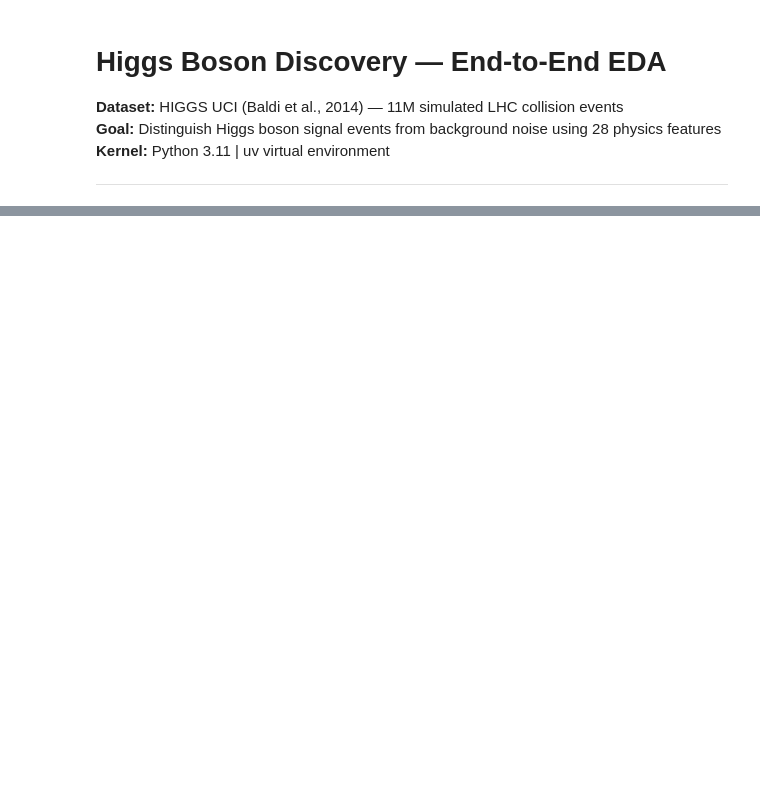
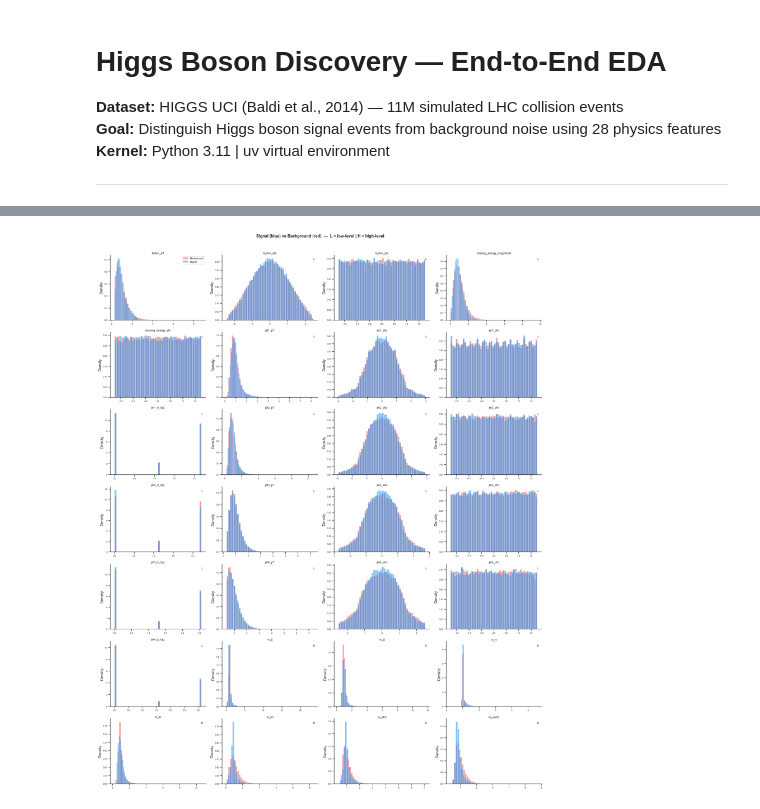
Before and after one commit to ashu-tagore/Higgs_EDA, a Jupyter notebook: notebooks/higgs_boson_eda.ipynb, the cells around one changed output, grey strips where cells are left out. Drawn from its saved outputs; the diff is of its cells as text; code cells hidden in the pictures; blank space fills up the shorter version.

```diff
--- a/notebooks/higgs_boson_eda.ipynb
+++ b/notebooks/higgs_boson_eda.ipynb
@@ -61,0 +286,33 @@ print(f"High-level features: {len(HIGH_LEVEL)}")
+# %%
+# 5. Distribution Grid — All 28 Features
+n_cols = 4
+n_rows = int(np.ceil(len(feature_cols) / n_cols))
+fig, axes = plt.subplots(n_rows, n_cols, figsize=(20, n_rows * 3.5))
+axes = axes.ravel()
+
+for i, feat in enumerate(feature_cols):
+    ax = axes[i]
+    sns.histplot(background_df[feat], bins=50, stat='density', alpha=0.55,
+                 color=BKG_COLOR, label='Background', ax=ax)
+    sns.histplot(signal_df[feat],     bins=50, stat='density', alpha=0.55,
+                 color=SIG_COLOR, label='Signal', ax=ax)
+    ax.set_title(feat, fontsize=9, pad=3)
+    ax.set_xlabel('')
+    ax.tick_params(labelsize=7)
+    feat_type = 'H' if feat in HIGH_LEVEL else 'L'
+    ax.text(0.97, 0.95, feat_type, transform=ax.transAxes, fontsize=8,
+            ha='right', va='top', color='#7B1FA2' if feat_type == 'H' else '#616161',
+            fontweight='bold')
+
+axes[0].legend(fontsize=8, loc='upper right')
+for j in range(len(feature_cols), len(axes)):
+    axes[j].set_visible(False)
+
+plt.suptitle('Signal (blue) vs Background (red)  —  L = low-level | H = high-level',
+             fontsize=13, fontweight='bold', y=1.01)
+plt.tight_layout()
+sns.despine(fig=fig)
+plt.savefig(FIGURES_DIR / 'feature_distributions.png', dpi=150, bbox_inches='tight')
+plt.show()
+# %% [output]
+[figure, added]
```
Also changed, not shown: parts of 20 cells of this notebook, 5 other files.
